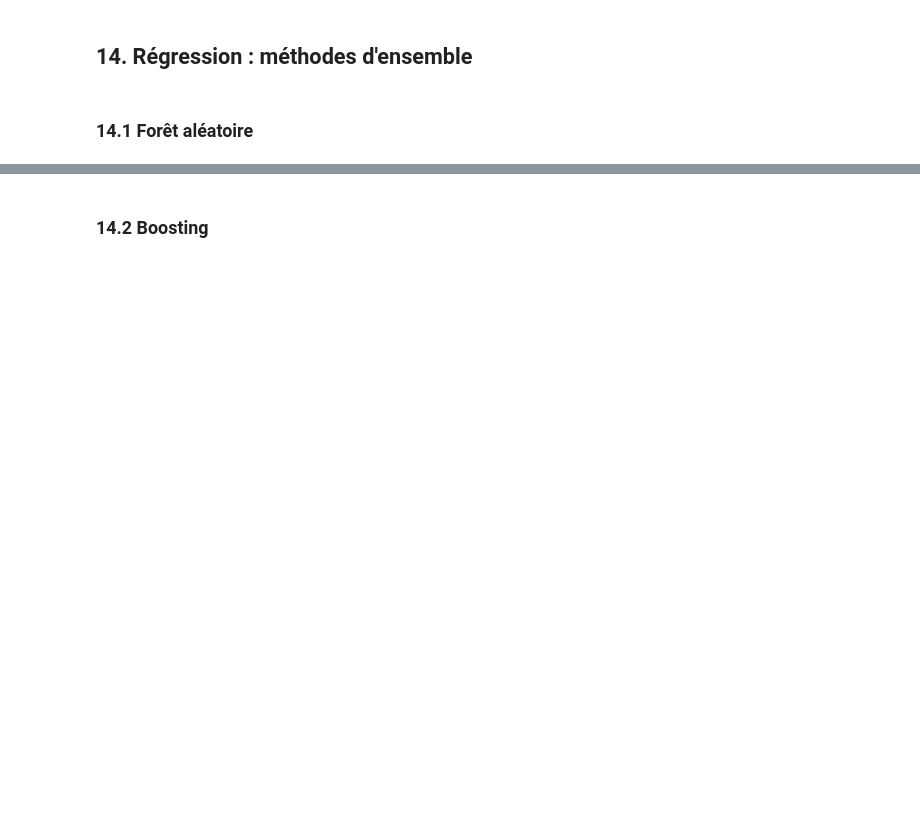
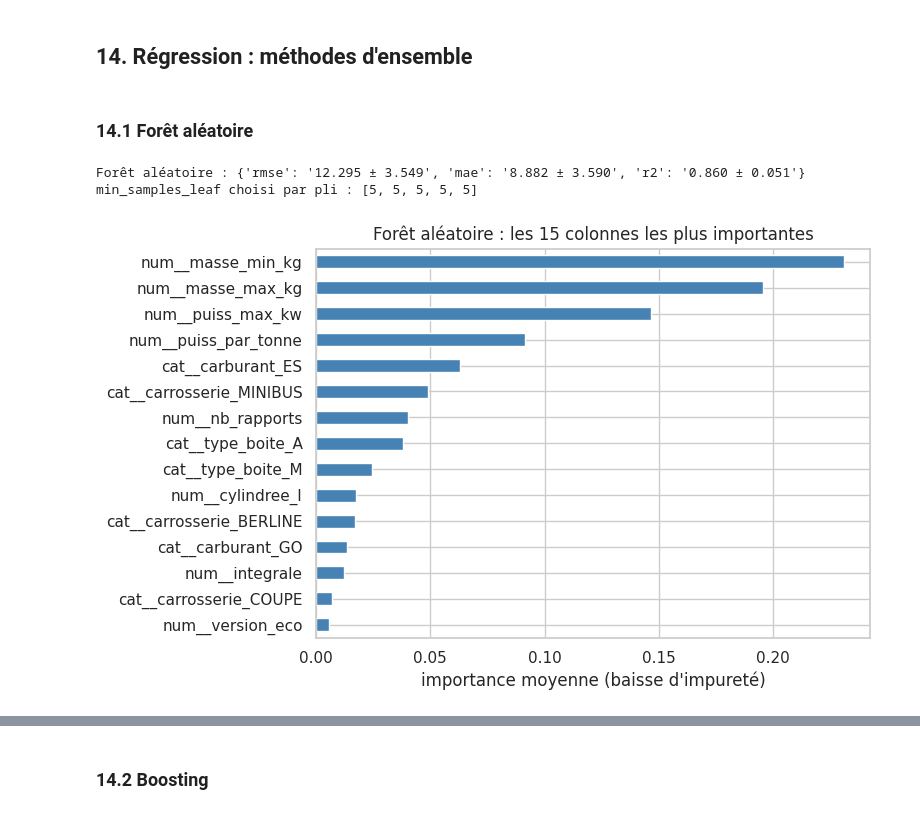
Before and after one commit to Polbailleul/AAA-Project-Levalois-Bailleul, a Jupyter notebook: Notebook_Bailleul_Levalois.ipynb, the cells around one changed output, grey strips where cells are left out. Cells and saved outputs as stored; diff of their text form; code cells hidden in the pictures; blank space fills up the shorter version.

```diff
--- a/Notebook_Bailleul_Levalois.ipynb
+++ b/Notebook_Bailleul_Levalois.ipynb
@@ -1170,3 +1180,17 @@ Les essais écartés sont dans le notebook séparé `Notebook_Bailleul_Levalois_
 ## 12. Protocole de l'étape 2
 # %% [markdown]
 ### 12.1 Cibles et mesures de performance
+# %%
+# Cibles, sur le train uniquement (le test ne sert qu'en section 18)
+y_reg = train_set["co2_g_km"]                                # régression : CO2 en g/km
+y_bin = (train_set["co2_g_km"] <= 160).astype(int)           # binaire : 1 = CO2 <= 160 g/km, la classe minoritaire
+y_multi = train_set["etiquette_energie"].astype(str)          # multiclasse : étiquette A à G
+
+# Mesures de chaque tâche, avec les noms de scikit-learn (les erreurs sont renvoyées en négatif : « neg_ »)
+SCORING_REG = {"rmse": "neg_root_mean_squared_error", "mae": "neg_mean_absolute_error", "r2": "r2"}
+SCORING_BIN = {"f1": "f1", "precision": "precision", "rappel": "recall"}
+SCORING_MULTI = {"accuracy": "accuracy", "f1_macro": "f1_macro"}
+
+print(f"CO2 du train : moyenne {y_reg.mean():.1f} g/km, écart-type {y_reg.std():.1f} g/km")
+print(f"Classe positive (CO2 <= 160 g/km) : {y_bin.mean():.1%} du train")
+print("Étiquettes du train (%) :", (y_multi.value_counts(normalize=True).sort_index() * 100).round(1).to_dict())
@@ -1190,3 +1473,24 @@ Les essais écartés sont dans le notebook séparé `Notebook_Bailleul_Levalois_
 ## 14. Régression : méthodes d'ensemble
 # %% [markdown]
 ### 14.1 Forêt aléatoire
+# %%
+# Forêt aléatoire sur le pipeline B. Pour limiter le temps de calcul (environ 35 forêts à entraîner),
+# on fixe 100 arbres et max_features=0.5, et la boucle intérieure choisit seulement min_samples_leaf.
+foret = Pipeline([("prep", make_preprocessor()),
+                  ("modele", RandomForestRegressor(n_estimators=100, max_features=0.5, random_state=SEED, n_jobs=1))])
+res_foret, recherches_foret = cv_imbriquee(foret, {"modele__min_samples_leaf": [5, 20]}, X_tr, y_reg, g_tr, SCORING_REG, "rmse")
+enregistrer("regression", "Forêt aléatoire", res_foret)
+print("min_samples_leaf choisi par pli :", res_foret["modele__min_samples_leaf"].tolist())
+
+# Importance des attributs (baisse moyenne d'impureté), moyennée sur les forêts des 5 plis extérieurs.
+# Attention : cette mesure favorise les attributs numériques qui ont beaucoup de valeurs différentes.
+importances = pd.DataFrame({k: pd.Series(r.best_estimator_["modele"].feature_importances_,
+                                         index=r.best_estimator_["prep"].get_feature_names_out())
+                            for k, r in enumerate(recherches_foret, 1)}).mean(axis=1).sort_values()
+importances.tail(15).plot.barh(figsize=(8, 5), color="steelblue")
+plt.xlabel("importance moyenne (baisse d'impureté)"); plt.title("Forêt aléatoire : les 15 colonnes les plus importantes")
+plt.tight_layout(); plt.show()
+# %% [output]
+Forêt aléatoire : {'rmse': '12.295 ± 3.549', 'mae': '8.882 ± 3.590', 'r2': '0.860 ± 0.051'}
+min_samples_leaf choisi par pli : [5, 5, 5, 5, 5]
+[figure, added]
```
Also changed, not shown: parts of 76 cells of this notebook, 1 other file.
